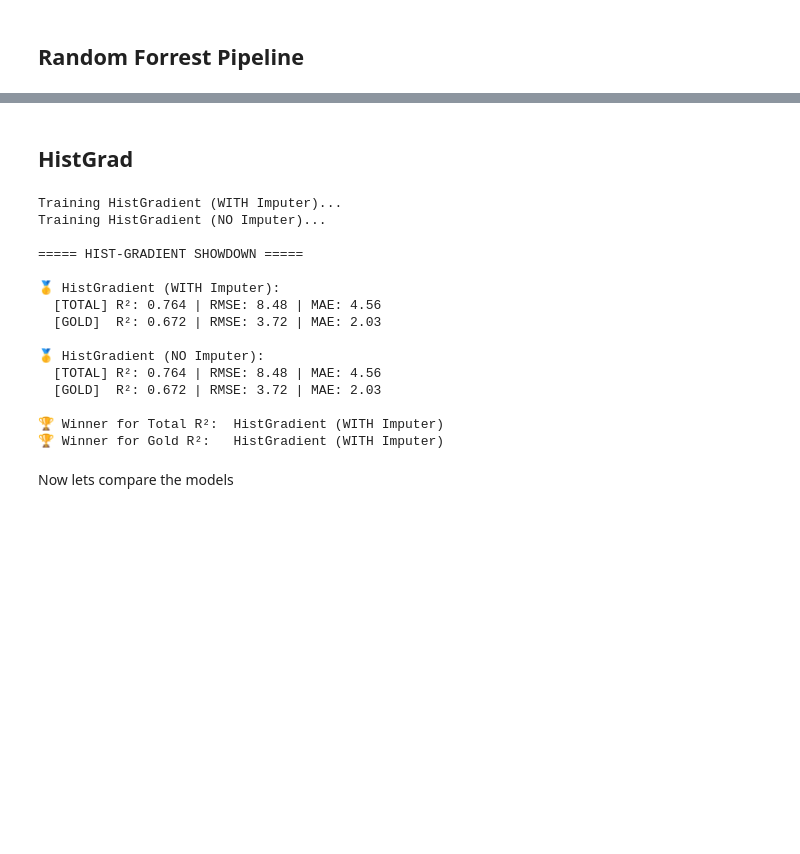
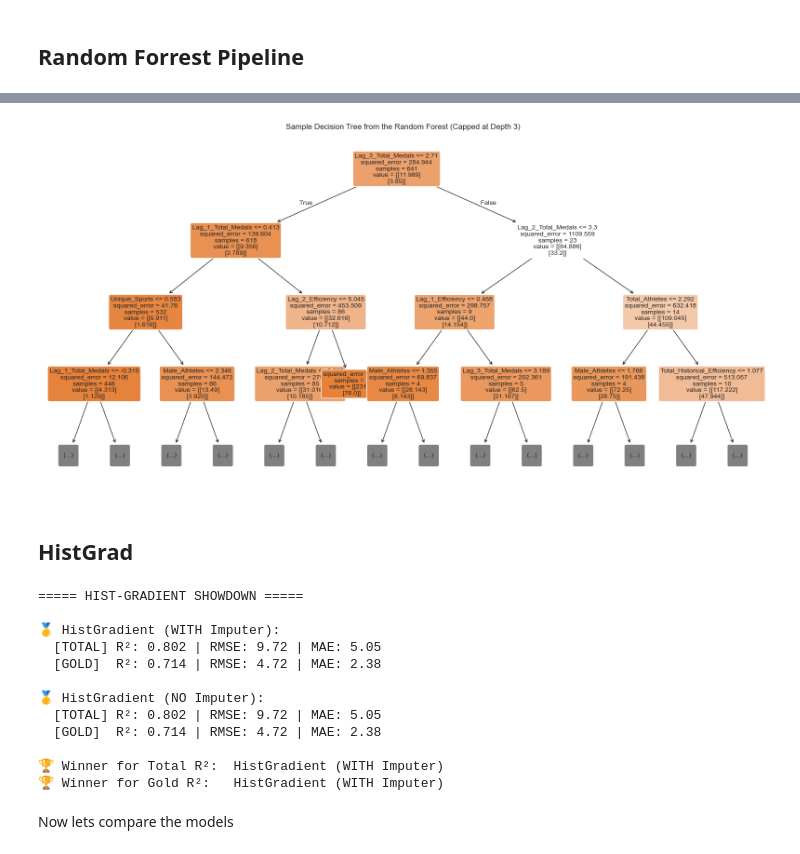
Before and after one commit to Corban-Freese/COMAP-MATH-4998, a Jupyter notebook: comap.ipynb, the cells around one changed output, grey strips where cells are left out. Drawn from its saved outputs; the diff is of its cells as text; code cells hidden in the pictures; blank space fills up the shorter version.

```diff
--- a/comap.ipynb
+++ b/comap.ipynb
@@ -144,7 +179,7 @@ We see here that The US, USSR, and China stand out among their peers in total me
 # %% [markdown]
 ## Training
 # %%
-features = ['Total_Athletes', 'Historical_Efficiency', 'is_Host']
+features = ['Total_Athletes', 'Total_Historical_Efficiency', 'is_Host', 'Male_Athletes', 'Female_Athletes', 'Unique_Sports', 'Lag_1_Efficiency', 'Lag_2_Efficiency', 'Lag_3_Efficiency', 'Lag_1_Total_Medals', 'Lag_2_Total_Medals', 'Lag_3_Total_Medals']
 X = final_training_data[features]
 
 # 2. Your target is now a DataFrame with TWO columns
@@ -430,3 +455,19 @@ All good!!
+# %%
+single_tree = rf_model.estimators_[0]
+
+plt.figure(figsize=(20, 10))
+plot_tree(
+    single_tree,
+    feature_names=clean_feature_names,
+    filled=True,
+    rounded=True,
+    fontsize=10,
+    max_depth=3
+)
+plt.title("Sample Decision Tree from the Random Forest (Capped at Depth 3)")
+plt.show()
+# %% [output]
+[figure, added]
 # %% [markdown]
 ## HistGrad
 # %%
@@ -462,7 +503,6 @@ cv_strategy = KFold(n_splits=5, shuffle=True, random_state=4025)
 results = {}
 
 for name, pipeline in models_to_test.items():
-    print(f"Training {name}...")
 
     # Run GridSearch
     grid = GridSearchCV(pipeline, param_grid, cv=cv_strategy, scoring='r2', n_jobs=-1)
@@ -502,18 +542,15 @@ for name, metrics in results.items():
 print("\n🏆 Winner for Total R²: ", max(results, key=lambda k: results[k]['Total_R2']))
 print("🏆 Winner for Gold R²:  ", max(results, key=lambda k: results[k]['Gold_R2']))
 # %% [output]
-Training HistGradient (WITH Imputer)...
-Training HistGradient (NO Imputer)...
-
 ===== HIST-GRADIENT SHOWDOWN =====
 
 🥇 HistGradient (WITH Imputer):
-  [TOTAL] R²: 0.764 | RMSE: 8.48 | MAE: 4.56
-  [GOLD]  R²: 0.672 | RMSE: 3.72 | MAE: 2.03
+  [TOTAL] R²: 0.802 | RMSE: 9.72 | MAE: 5.05
+  [GOLD]  R²: 0.714 | RMSE: 4.72 | MAE: 2.38
 
 🥇 HistGradient (NO Imputer):
-  [TOTAL] R²: 0.764 | RMSE: 8.48 | MAE: 4.56
-  [GOLD]  R²: 0.672 | RMSE: 3.72 | MAE: 2.03
+  [TOTAL] R²: 0.802 | RMSE: 9.72 | MAE: 5.05
+  [GOLD]  R²: 0.714 | RMSE: 4.72 | MAE: 2.38
 
 🏆 Winner for Total R²:  HistGradient (WITH Imputer)
 🏆 Winner for Gold R²:   HistGradient (WITH Imputer)
```
Also changed, not shown: parts of 25 cells of this notebook, 3 other files.
